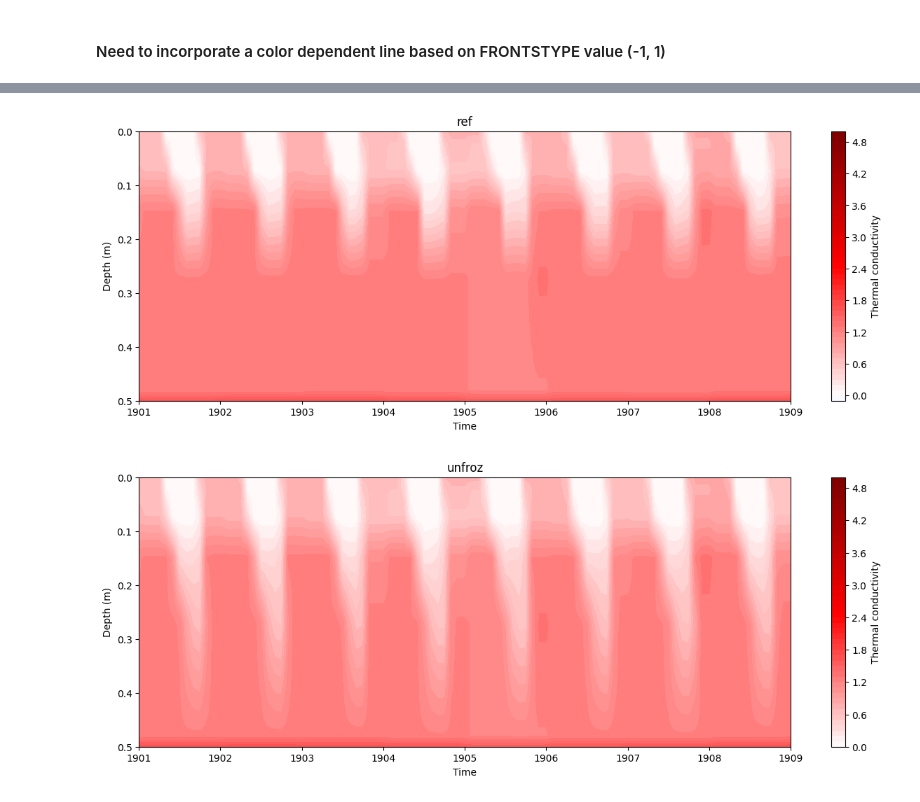
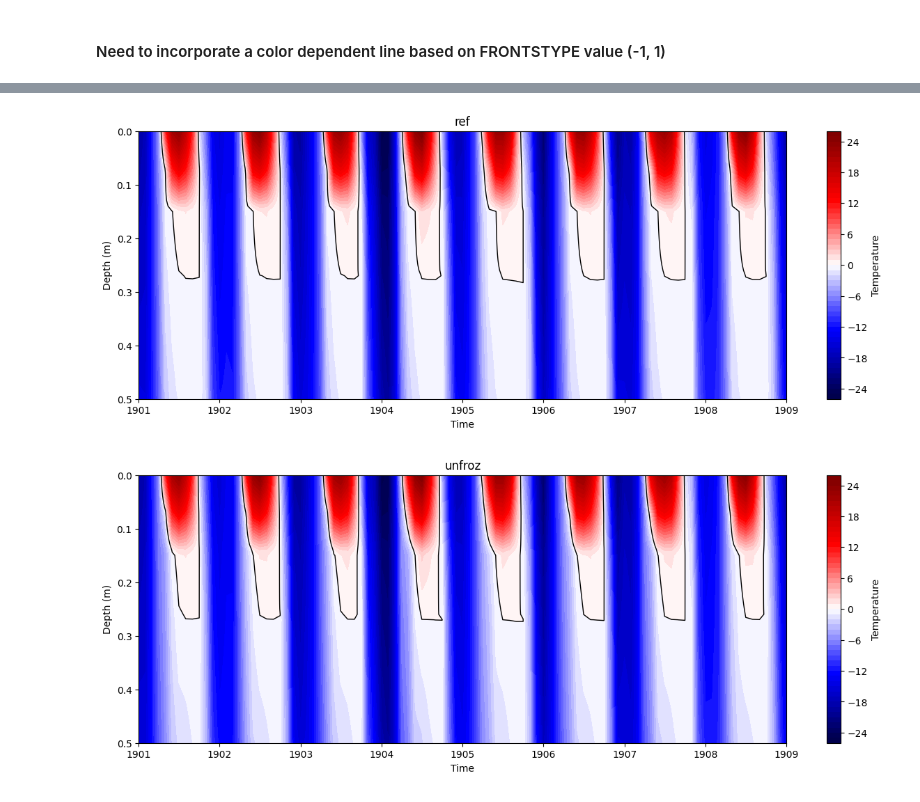
Before and after one commit to uaf-arctic-eco-modeling/dvm-dos-tem, a Jupyter notebook: latent_heat_curves/Comparing_Code_Changes.ipynb, the cells around one changed output, grey strips where cells are left out. Saved outputs shown, nothing was run; the diff lists cells and outputs as text; code cells hidden in the pictures.

```diff
--- a/latent_heat_curves/Comparing_Code_Changes.ipynb
+++ b/latent_heat_curves/Comparing_Code_Changes.ipynb
@@ -397,37 +479,37 @@ fig, ax = plt.subplots(1,1,figsize=(15, 5))
 # plt.plot(interp_ald['1901':'1909'], 'r--', zorder=10)
 
 
 ref_interp = soil_contourbydepth(
 
-df = layer_data["TCLAYER"][i],
+df = layer_data["TLAYER"][i],
 
 df_depth = layer_data["LAYERDEPTH"][i],
 
 df_dz = layer_data["LAYERDZ"][i],
 
 start_time='1901',
 
 end_time='1909',
 
 depth_start=0.0,
 
 depth_end=0.5,
 
 n=50,
 
-zero=False,
+zero=True,
 
 ylim=False,
 
-col_bar_label='Thermal conductivity'
+col_bar_label='Temperature'
 
 )
 
 plt.title(f'{f_name[i]}')
 
 plt.show()
 # %% [output]
-[figure, old version]
+[figure, new version]
 # %%
 i = 1
 
@@ -435,7 +517,7 @@ fig, ax = plt.subplots(1,1,figsize=(15, 5))
 
 unfroz_interp = soil_contourbydepth(
 
-df = layer_data["TCLAYER"][i],
+df = layer_data["TLAYER"][i],
 
 df_depth = layer_data["LAYERDEPTH"][i],
 
@@ -451,11 +533,11 @@ depth_end=0.5,
 
 n=50,
 
-zero=False,
+zero=True,
 
 ylim=False,
 
-col_bar_label='Thermal conductivity'
+col_bar_label='Temperature'
 
 )
 
@@ -463,4 +545,4 @@ plt.title(f'{f_name[i]}')
 
 plt.show()
 # %% [output]
-[figure, old version]
+[figure, new version]
```
Also changed, not shown: parts of 9 cells of this notebook, 2 other files.
